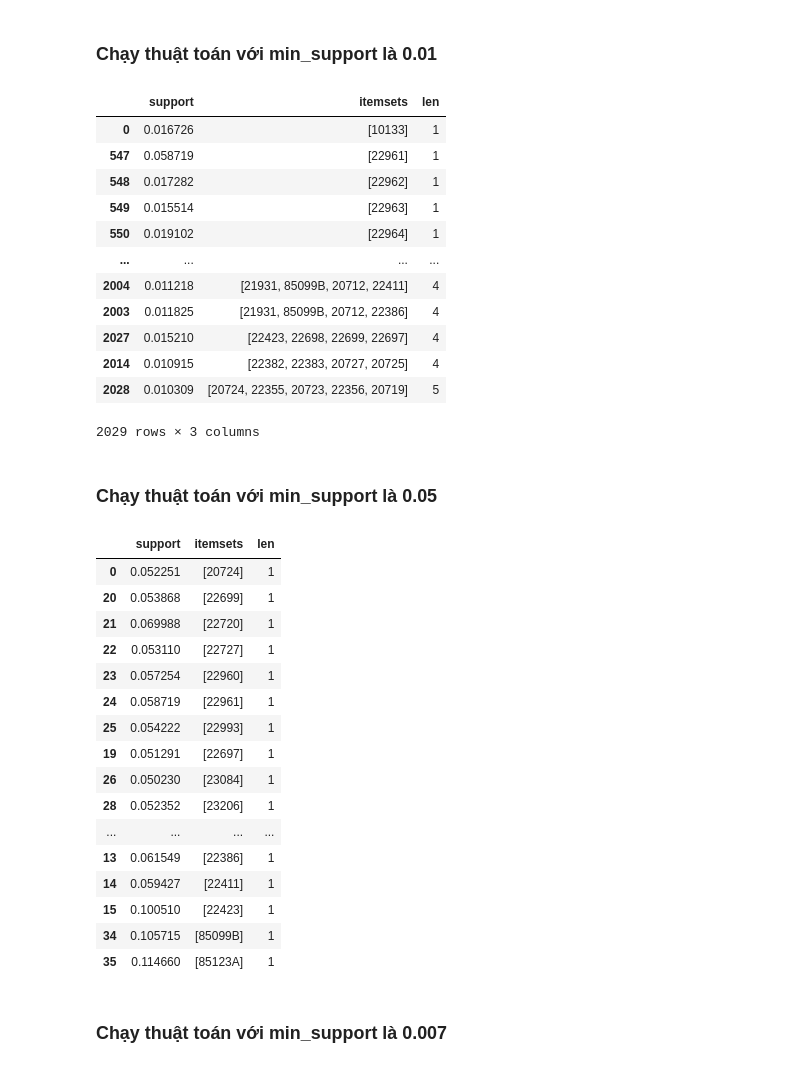
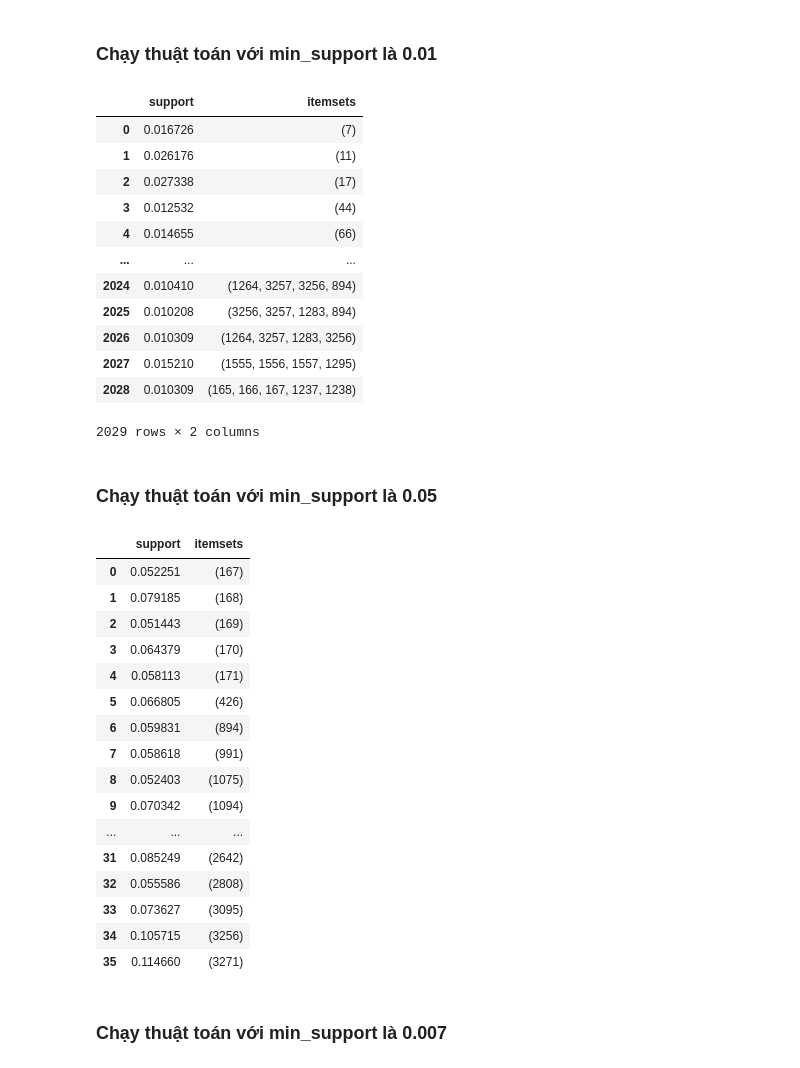
Before and after one commit to n0aHVN/Uni_DataMining_Final, a Jupyter notebook: Code.ipynb, the cells around one changed output. Cells and saved outputs as stored; diff of their text form; code cells hidden in the pictures.

```diff
--- a/Code.ipynb
+++ b/Code.ipynb
@@ -1061,53 +1235,49 @@ frequentItemset.to_csv("./data/fpgrowth0.007.csv", sep=',', encoding='utf-8',ind
 # %% [markdown]
 ### Chạy thuật toán với min_support là 0.01
 # %%
-frequentItemset = apriori(transactionEncoder_df,min_support=0.01,use_colnames=True)
+frequentItemset = apriori(transactionEncoder_df,min_support=0.01)
 frequentItemset['itemsets']=[list(x) for x in frequentItemset['itemsets']]
-frequentItemset['len'] = [len(x) for x in frequentItemset['itemsets']]
-frequentItemset.sort_values(by = ['len'],inplace=True)
 frequentItemset
 # %% [output]
-|  | support | itemsets | len |
-| 0 | 0.016726 | [10133] | 1 |
-| 547 | 0.058719 | [22961] | 1 |
-| 548 | 0.017282 | [22962] | 1 |
-| 549 | 0.015514 | [22963] | 1 |
-| 550 | 0.019102 | [22964] | 1 |
-| ... | ... | ... | ... |
-| 2004 | 0.011218 | [21931, 85099B, 20712, 22411] | 4 |
-| 2003 | 0.011825 | [21931, 85099B, 20712, 22386] | 4 |
-| 2027 | 0.015210 | [22423, 22698, 22699, 22697] | 4 |
-| 2014 | 0.010915 | [22382, 22383, 20727, 20725] | 4 |
-| 2028 | 0.010309 | [20724, 22355, 20723, 22356, 20719] | 5 |
+|  | support | itemsets |
+| 0 | 0.016726 | (7) |
+| 1 | 0.026176 | (11) |
+| 2 | 0.027338 | (17) |
+| 3 | 0.012532 | (44) |
+| 4 | 0.014655 | (66) |
+| ... | ... | ... |
+| 2024 | 0.010410 | (1264, 3257, 3256, 894) |
+| 2025 | 0.010208 | (3256, 3257, 1283, 894) |
+| 2026 | 0.010309 | (1264, 3257, 1283, 3256) |
+| 2027 | 0.015210 | (1555, 1556, 1557, 1295) |
+| 2028 | 0.010309 | (165, 166, 167, 1237, 1238) |
-2029 rows × 3 columns
+2029 rows × 2 columns
 # %%
 frequentItemset.to_csv("./data/apriori0.01.csv", sep=',', encoding='utf-8',index=False)
 # %% [markdown]
 ### Chạy thuật toán với min_support là 0.05
 # %%
-frequentItemset = apriori(transactionEncoder_df,min_support=0.05, use_colnames=True)
+frequentItemset = apriori(transactionEncoder_df,min_support=0.05)
 frequentItemset['itemsets']=[list(x) for x in frequentItemset['itemsets']]
-frequentItemset['len'] = [len(x) for x in frequentItemset['itemsets']]
-frequentItemset.sort_values(by = ['len'],inplace=True)
 frequentItemset
 # %% [output]
-|  | support | itemsets | len |
-| 0 | 0.052251 | [20724] | 1 |
-| 20 | 0.053868 | [22699] | 1 |
-| 21 | 0.069988 | [22720] | 1 |
-| 22 | 0.053110 | [22727] | 1 |
-| 23 | 0.057254 | [22960] | 1 |
-| 24 | 0.058719 | [22961] | 1 |
-| 25 | 0.054222 | [22993] | 1 |
-| 19 | 0.051291 | [22697] | 1 |
-| 26 | 0.050230 | [23084] | 1 |
-| 28 | 0.052352 | [23206] | 1 |
-| ... | ... | ... | ... |
-| 13 | 0.061549 | [22386] | 1 |
-| 14 | 0.059427 | [22411] | 1 |
-| 15 | 0.100510 | [22423] | 1 |
-| 34 | 0.105715 | [85099B] | 1 |
-| 35 | 0.114660 | [85123A] | 1 |
+|  | support | itemsets |
+| 0 | 0.052251 | (167) |
+| 1 | 0.079185 | (168) |
+| 2 | 0.051443 | (169) |
+| 3 | 0.064379 | (170) |
+| 4 | 0.058113 | (171) |
+| 5 | 0.066805 | (426) |
+| 6 | 0.059831 | (894) |
+| 7 | 0.058618 | (991) |
+| 8 | 0.052403 | (1075) |
+| 9 | 0.070342 | (1094) |
+| ... | ... | ... |
+| 31 | 0.085249 | (2642) |
+| 32 | 0.055586 | (2808) |
+| 33 | 0.073627 | (3095) |
+| 34 | 0.105715 | (3256) |
+| 35 | 0.114660 | (3271) |
 # %%
 frequentItemset.to_csv("./data/apriori0.05.csv", sep=',', encoding='utf-8',index=False)
 # %% [markdown]
```
Also changed, not shown: parts of 43 cells of this notebook.
